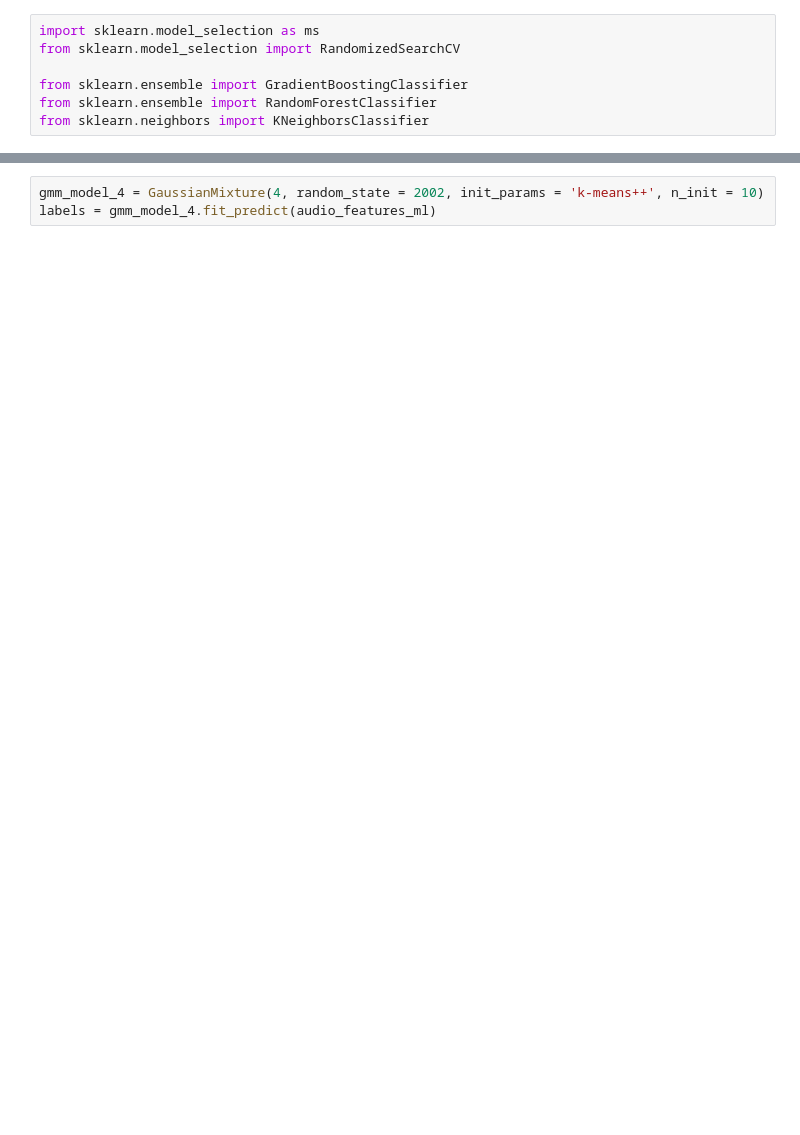
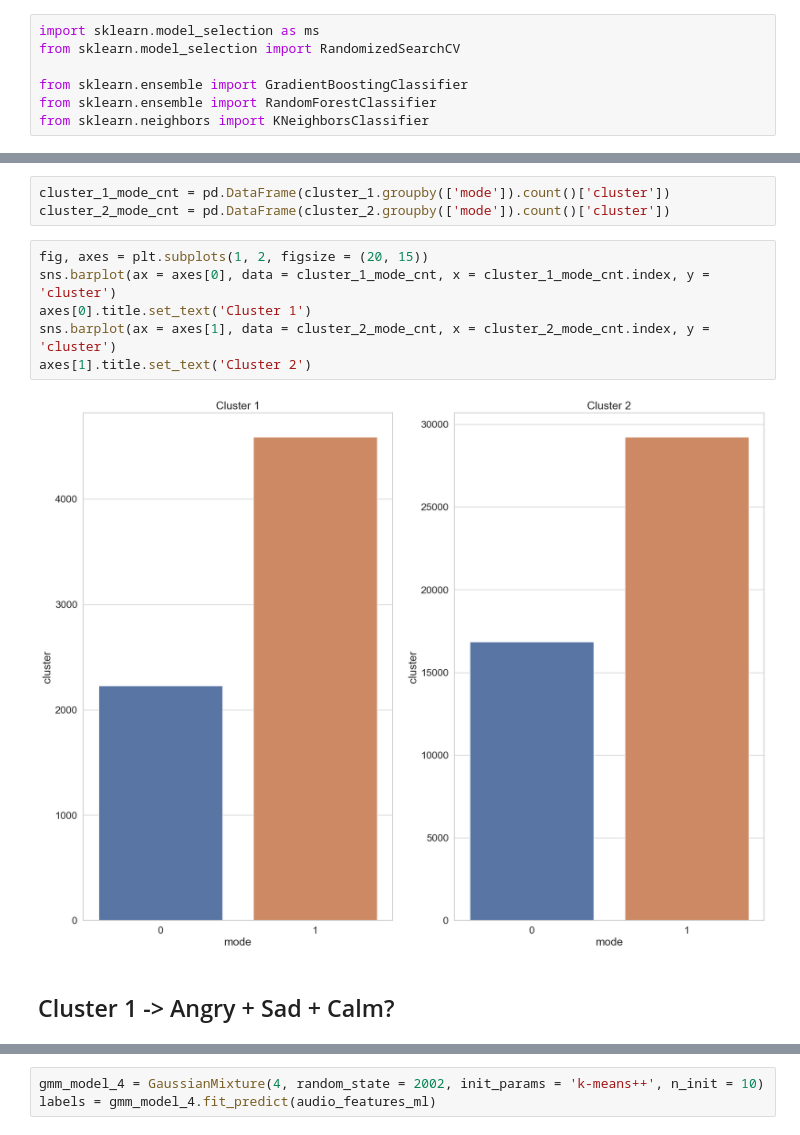
Before and after one commit to huongngo-8/music_explorer, a Jupyter notebook: notebooks/mood_explorer.ipynb, the cells around one changed output, grey strips where cells are left out. Cells and saved outputs as stored; diff of their text form; blank space fills up the shorter version.

```diff
--- a/notebooks/mood_explorer.ipynb
+++ b/notebooks/mood_explorer.ipynb
@@ -402,0 +445,13 @@ from sklearn.neighbors import KNeighborsClassifier
+# %%
+cluster_1_mode_cnt = pd.DataFrame(cluster_1.groupby(['mode']).count()['cluster'])
+cluster_2_mode_cnt = pd.DataFrame(cluster_2.groupby(['mode']).count()['cluster'])
+# %%
+fig, axes = plt.subplots(1, 2, figsize = (20, 15))
+sns.barplot(ax = axes[0], data = cluster_1_mode_cnt, x = cluster_1_mode_cnt.index, y = 'cluster')
+axes[0].title.set_text('Cluster 1')
+sns.barplot(ax = axes[1], data = cluster_2_mode_cnt, x = cluster_2_mode_cnt.index, y = 'cluster')
+axes[1].title.set_text('Cluster 2')
+# %% [output]
+[figure, added]
+# %% [markdown]
+## Cluster 1 -> Angry + Sad + Calm?
```
Also changed, not shown: parts of 53 cells of this notebook, 1 other file.
